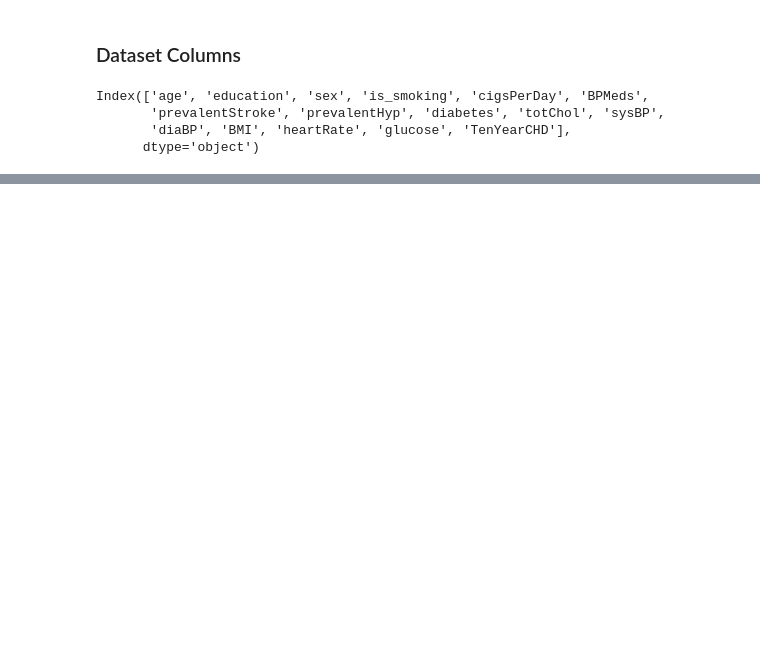
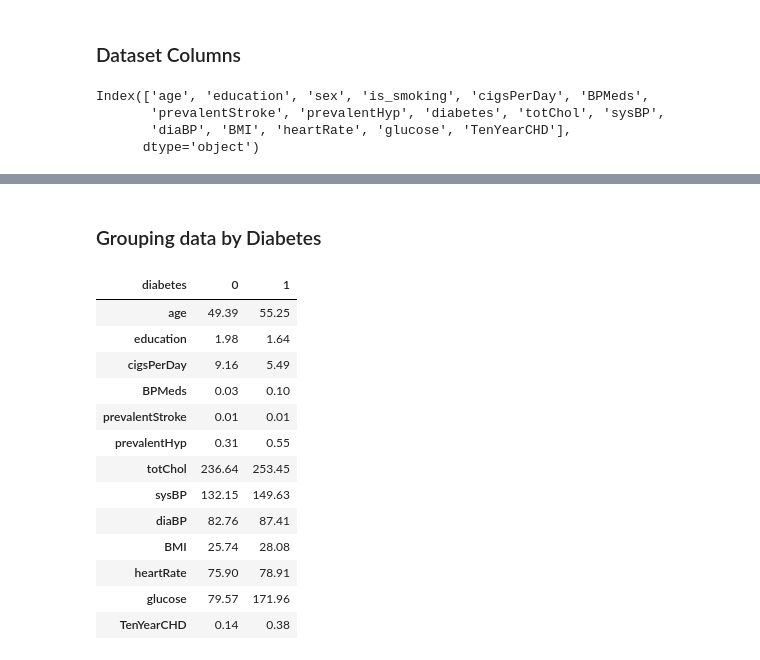
Before and after one commit to olaniSiyum/heart-disease-prediction, a Jupyter notebook: models/heart_disease.ipynb, the cells around one changed output, grey strips where cells are left out. Cells and saved outputs as stored; diff of their text form; code cells hidden in the pictures; blank space fills up the shorter version.

```diff
--- a/models/heart_disease.ipynb
+++ b/models/heart_disease.ipynb
@@ -133,0 +212,19 @@ Index(['age', 'education', 'sex', 'is_smoking', 'cigsPerDay', 'BPMeds',
+# %% [markdown]
+### Grouping data by Diabetes
+# %%
+data.groupby("diabetes").mean().T
+# %% [output]
+| diabetes | 0 | 1 |
+| age | 49.39 | 55.25 |
+| education | 1.98 | 1.64 |
+| cigsPerDay | 9.16 | 5.49 |
+| BPMeds | 0.03 | 0.10 |
+| prevalentStroke | 0.01 | 0.01 |
+| prevalentHyp | 0.31 | 0.55 |
+| totChol | 236.64 | 253.45 |
+| sysBP | 132.15 | 149.63 |
+| diaBP | 82.76 | 87.41 |
+| BMI | 25.74 | 28.08 |
+| heartRate | 75.90 | 78.91 |
+| glucose | 79.57 | 171.96 |
+| TenYearCHD | 0.14 | 0.38 |
```
Also changed, not shown: parts of 20 cells of this notebook.
